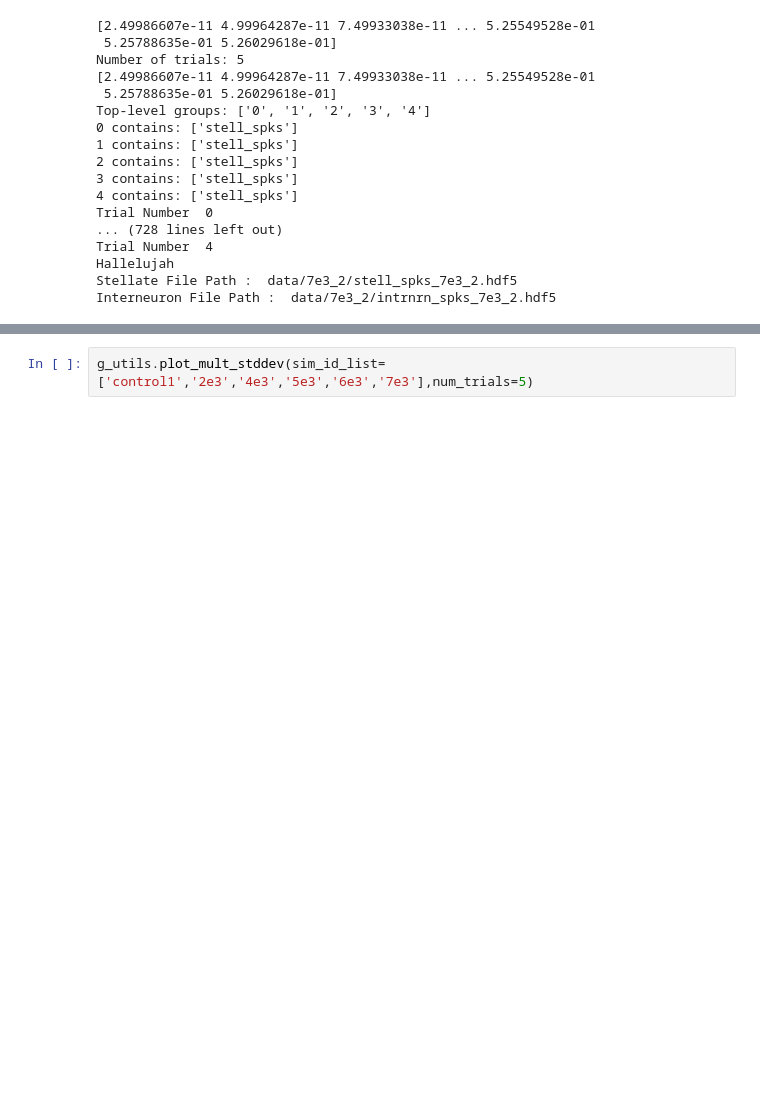
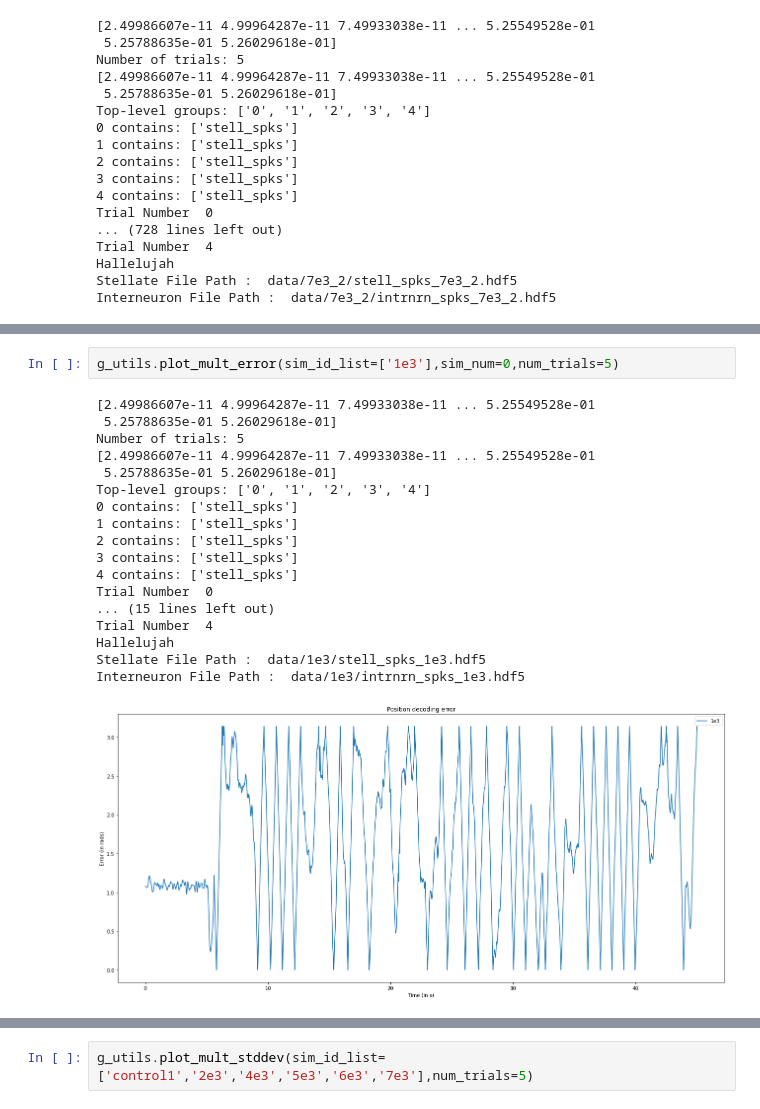
Before and after one commit to tiny-infinity/GridCellsCopy, a Jupyter notebook: analysis/notebooks/real_analysis/ra_!.ipynb, the cells around one changed output, grey strips where cells are left out. Drawn from its saved outputs; the diff is of its cells as text; blank space fills up the shorter version.

```diff
--- a/analysis/notebooks/real_analysis/ra_!.ipynb
+++ b/analysis/notebooks/real_analysis/ra_!.ipynb
@@ -152,0 +217,21 @@ plt.show()
+# %%
+g_utils.plot_mult_error(sim_id_list=['1e3'],sim_num=0,num_trials=5)
+# %% [output]
+[2.49986607e-11 4.99964287e-11 7.49933038e-11 ... 5.25549528e-01
+ 5.25788635e-01 5.26029618e-01]
+Number of trials: 5
+[2.49986607e-11 4.99964287e-11 7.49933038e-11 ... 5.25549528e-01
+ 5.25788635e-01 5.26029618e-01]
+Top-level groups: ['0', '1', '2', '3', '4']
+0 contains: ['stell_spks']
+1 contains: ['stell_spks']
+2 contains: ['stell_spks']
+3 contains: ['stell_spks']
+4 contains: ['stell_spks']
+Trial Number  0
+... (15 lines left out)
+Trial Number  4
+Hallelujah
+Stellate File Path :  data/1e3/stell_spks_1e3.hdf5
+Interneuron File Path :  data/1e3/intrnrn_spks_1e3.hdf5
+[figure, added]
```
Also changed, not shown: parts of 7 cells of this notebook, 58 other files.
